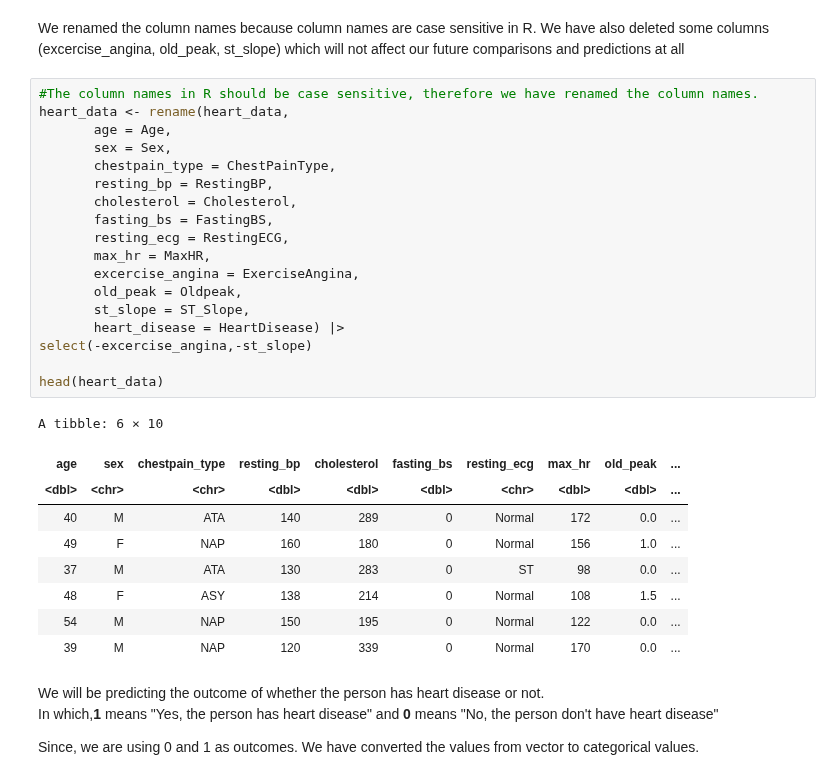
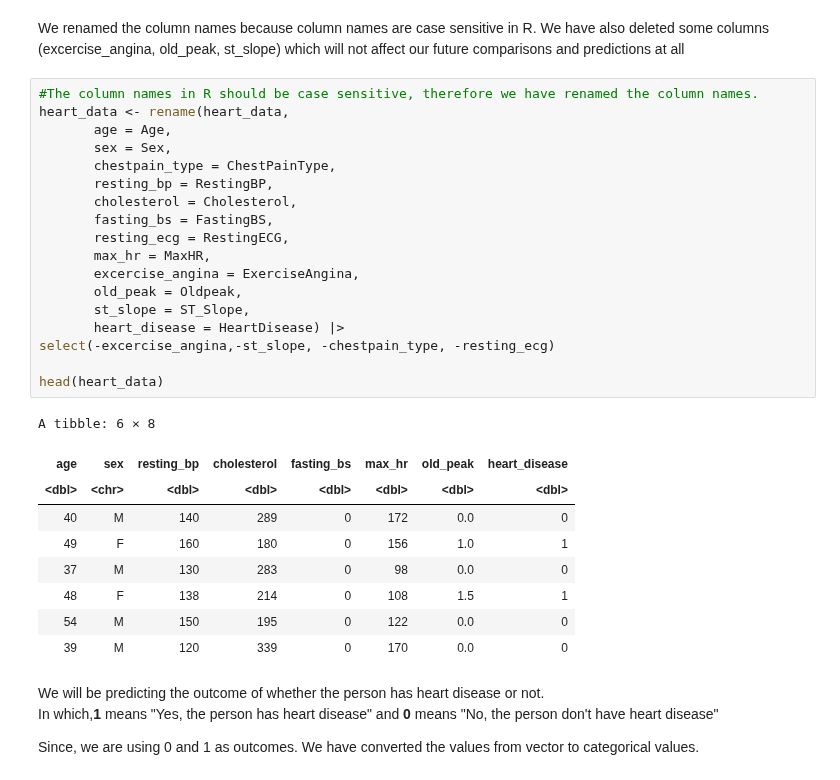
Before and after one commit to sara2815/Heart-Attack-Analysis, a Jupyter notebook: Group-43-Project.ipynb, the cells around one changed output. Cells and saved outputs as stored; diff of their text form.

Commit message:
added old_peak and removed chestpain_type & resting_ecg

```diff
--- a/Group-43-Project.ipynb
+++ b/Group-43-Project.ipynb
@@ -70,31 +70,31 @@ We renamed the column names because column names are case sensitive in R. We hav
 # %%
 #The column names in R should be case sensitive, therefore we have renamed the column names.
 heart_data <- rename(heart_data,
        age = Age,
        sex = Sex,
        chestpain_type = ChestPainType,
        resting_bp = RestingBP,
        cholesterol = Cholesterol,
        fasting_bs = FastingBS,
        resting_ecg = RestingECG,
        max_hr = MaxHR,
        excercise_angina = ExerciseAngina,
        old_peak = Oldpeak,
        st_slope = ST_Slope,
        heart_disease = HeartDisease) |>
-select(-excercise_angina,-st_slope)
+select(-excercise_angina,-st_slope, -chestpain_type, -resting_ecg)
 
 head(heart_data)
 # %% [output]
-A tibble: 6 × 10
+A tibble: 6 × 8
-| age | sex | chestpain_type | resting_bp | cholesterol | fasting_bs | resting_ecg | max_hr | old_peak | ... |
-| <dbl> | <chr> | <chr> | <dbl> | <dbl> | <dbl> | <chr> | <dbl> | <dbl> | ... |
-| 40 | M | ATA | 140 | 289 | 0 | Normal | 172 | 0.0 | ... |
-| 49 | F | NAP | 160 | 180 | 0 | Normal | 156 | 1.0 | ... |
-| 37 | M | ATA | 130 | 283 | 0 | ST | 98 | 0.0 | ... |
-| 48 | F | ASY | 138 | 214 | 0 | Normal | 108 | 1.5 | ... |
-| 54 | M | NAP | 150 | 195 | 0 | Normal | 122 | 0.0 | ... |
-| 39 | M | NAP | 120 | 339 | 0 | Normal | 170 | 0.0 | ... |
+| age | sex | resting_bp | cholesterol | fasting_bs | max_hr | old_peak | heart_disease |
+| <dbl> | <chr> | <dbl> | <dbl> | <dbl> | <dbl> | <dbl> | <dbl> |
+| 40 | M | 140 | 289 | 0 | 172 | 0.0 | 0 |
+| 49 | F | 160 | 180 | 0 | 156 | 1.0 | 1 |
+| 37 | M | 130 | 283 | 0 | 98 | 0.0 | 0 |
+| 48 | F | 138 | 214 | 0 | 108 | 1.5 | 1 |
+| 54 | M | 150 | 195 | 0 | 122 | 0.0 | 0 |
+| 39 | M | 120 | 339 | 0 | 170 | 0.0 | 0 |
 # %% [markdown]
 We will be predicting the outcome of whether the person has heart disease or not.
 In which,**1** means "Yes, the person has heart disease" and **0** means "No, the person don't have heart disease"
```
Also changed, not shown: parts of 4 cells of this notebook.
